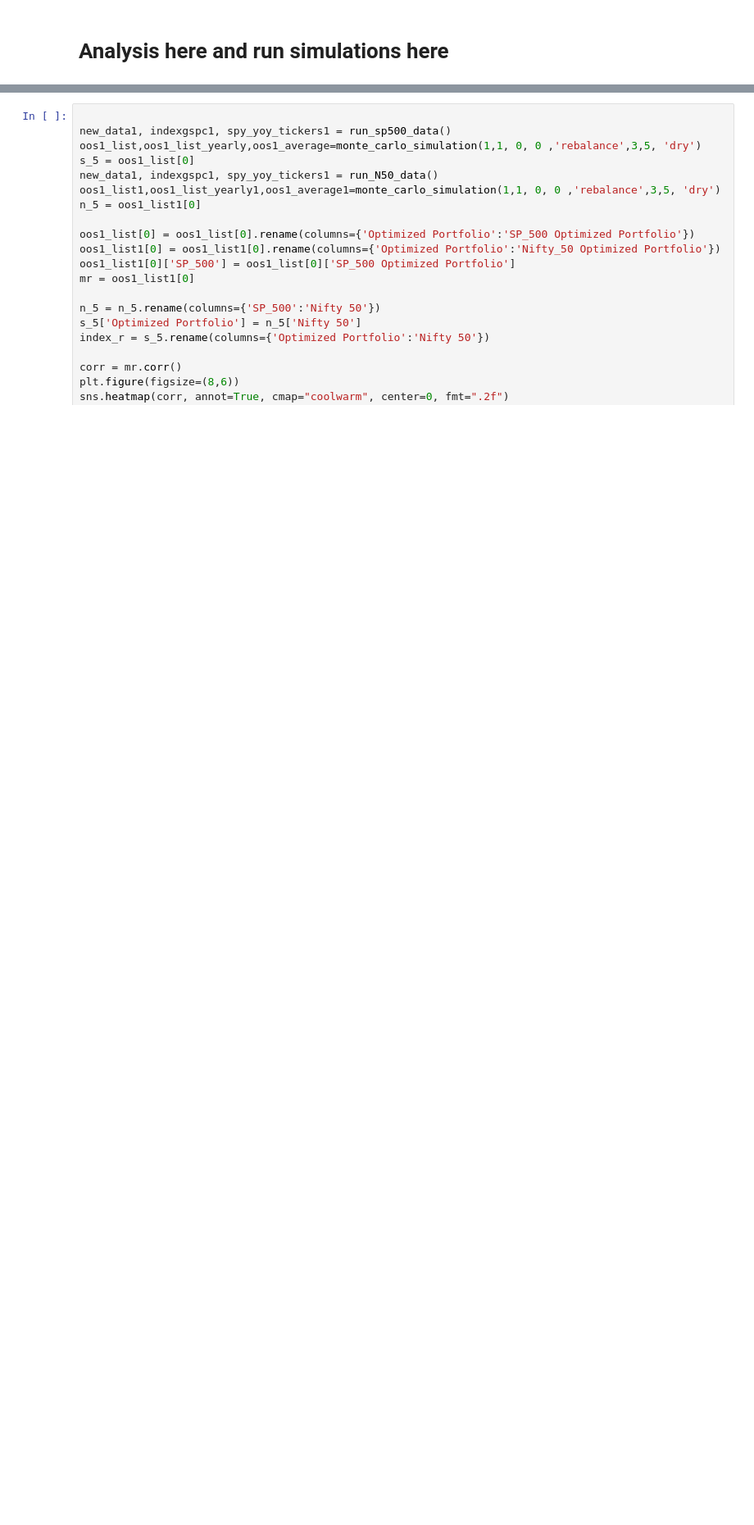
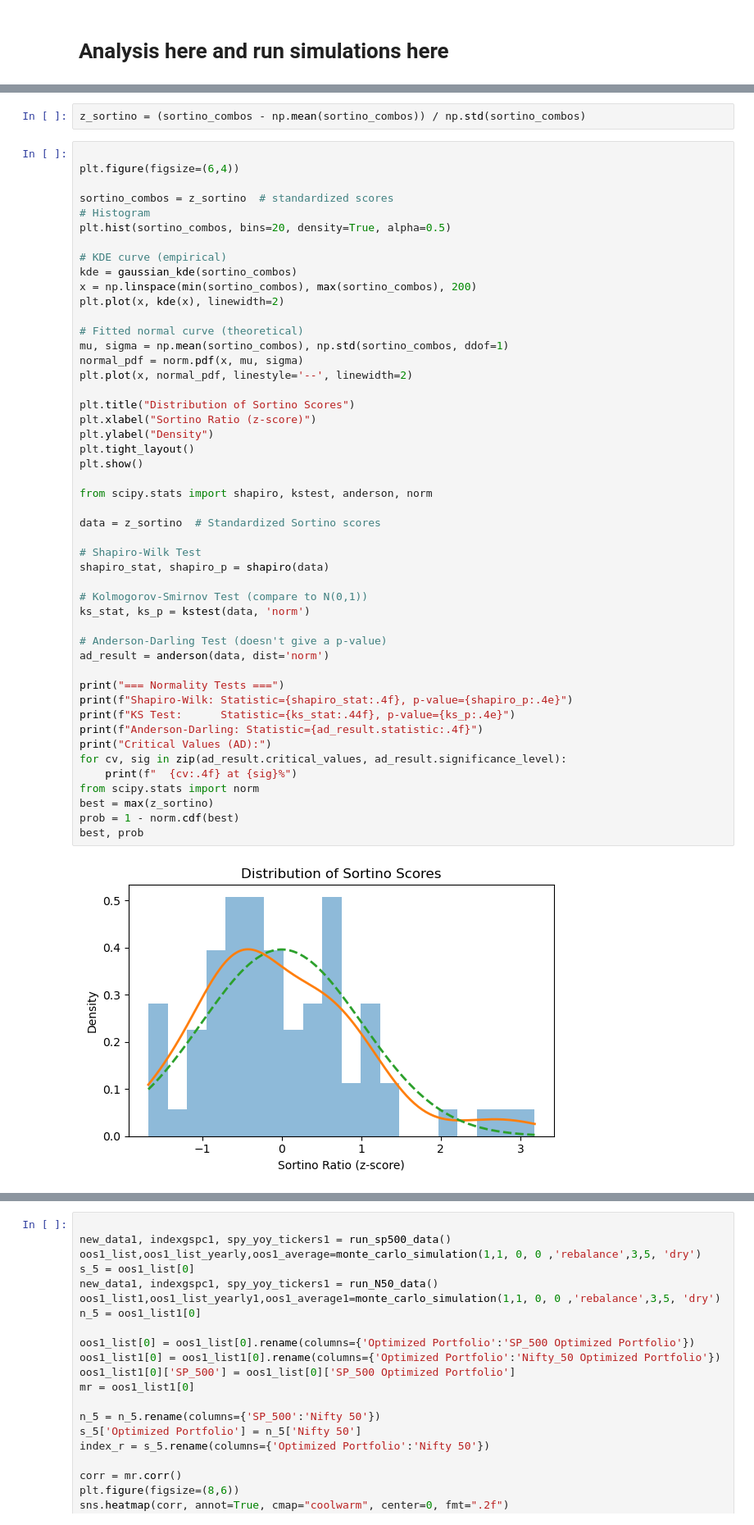
Before and after one commit to vincentbatten27/Multi-Factor_Investing, a Jupyter notebook: Multi_Factor_Fall_25/Run simulator.ipynb, the cells around one changed output, grey strips where cells are left out. Shown at 82% size. Cells and saved outputs as stored; diff of their text form; blank space fills up the shorter version.

```diff
--- a/Multi_Factor_Fall_25/Run simulator.ipynb
+++ b/Multi_Factor_Fall_25/Run simulator.ipynb
@@ -2222,0 +2303,52 @@ Cumulative S&P 500 return during shutdown: 2.08%
+# %%
+z_sortino = (sortino_combos - np.mean(sortino_combos)) / np.std(sortino_combos)
+# %%
+
+plt.figure(figsize=(6,4))
+
+sortino_combos = z_sortino  # standardized scores
+# Histogram
+plt.hist(sortino_combos, bins=20, density=True, alpha=0.5)
+
+# KDE curve (empirical)
+kde = gaussian_kde(sortino_combos)
+x = np.linspace(min(sortino_combos), max(sortino_combos), 200)
+plt.plot(x, kde(x), linewidth=2)
+
+# Fitted normal curve (theoretical)
+mu, sigma = np.mean(sortino_combos), np.std(sortino_combos, ddof=1)
+normal_pdf = norm.pdf(x, mu, sigma)
+plt.plot(x, normal_pdf, linestyle='--', linewidth=2)
+
+plt.title("Distribution of Sortino Scores")
+plt.xlabel("Sortino Ratio (z-score)")
+plt.ylabel("Density")
+plt.tight_layout()
+plt.show()
+
+from scipy.stats import shapiro, kstest, anderson, norm
+
+data = z_sortino  # Standardized Sortino scores
+
+# Shapiro-Wilk Test
+shapiro_stat, shapiro_p = shapiro(data)
+
+# Kolmogorov-Smirnov Test (compare to N(0,1))
+ks_stat, ks_p = kstest(data, 'norm')
+
+# Anderson-Darling Test (doesn't give a p-value)
+ad_result = anderson(data, dist='norm')
+
+print("=== Normality Tests ===")
+print(f"Shapiro-Wilk: Statistic={shapiro_stat:.4f}, p-value={shapiro_p:.4e}")
+print(f"KS Test:      Statistic={ks_stat:.44f}, p-value={ks_p:.4e}")
+print(f"Anderson-Darling: Statistic={ad_result.statistic:.4f}")
+print("Critical Values (AD):")
+for cv, sig in zip(ad_result.critical_values, ad_result.significance_level):
+    print(f"  {cv:.4f} at {sig}%")
+from scipy.stats import norm
+best = max(z_sortino)
+prob = 1 - norm.cdf(best)
+best, prob
+# %% [output]
+[figure, added]
```
Also changed, not shown: parts of 29 cells of this notebook, 6 other files.
